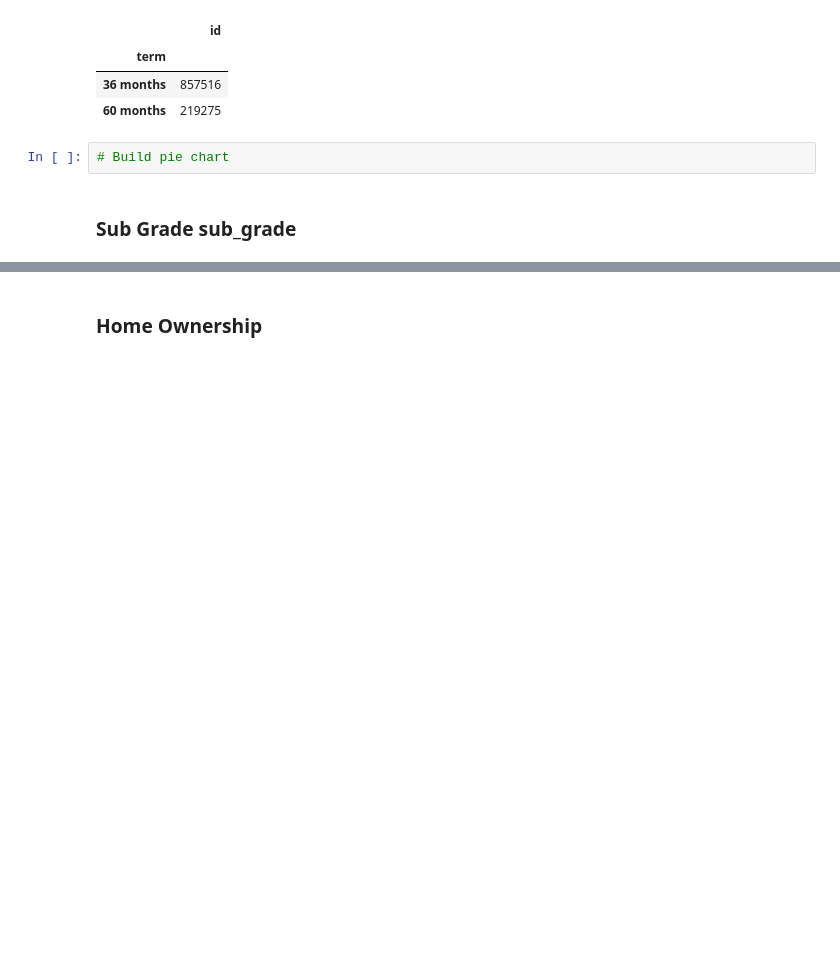
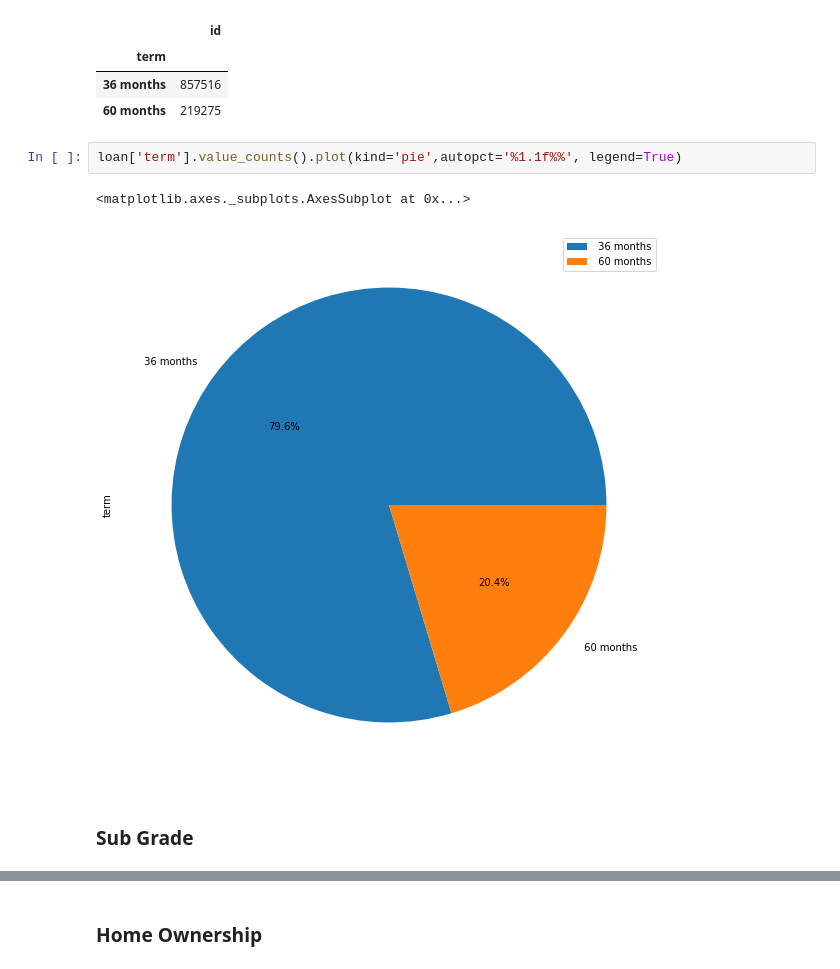
Before and after one commit to jel476/Loan-Capstone, a Jupyter notebook: Code.ipynb, the cells around one changed output, grey strips where cells are left out. Drawn from its saved outputs; the diff is of its cells as text; blank space fills up the shorter version.

```diff
--- a/Code.ipynb
+++ b/Code.ipynb
@@ -144,7 +146,10 @@ loan.groupby('term').count()[['id']]
 | term |  |
 | 36 months | 857516 |
 | 60 months | 219275 |
-# %%
-# Build pie chart
+# %%
+loan['term'].value_counts().plot(kind='pie',autopct='%1.1f%%', legend=True)
+# %% [output]
+<matplotlib.axes._subplots.AxesSubplot at 0x...>
+[figure, added]
 # %% [markdown]
-### Sub Grade sub_grade
+### Sub Grade
```
Also changed, not shown: parts of 27 cells of this notebook.
